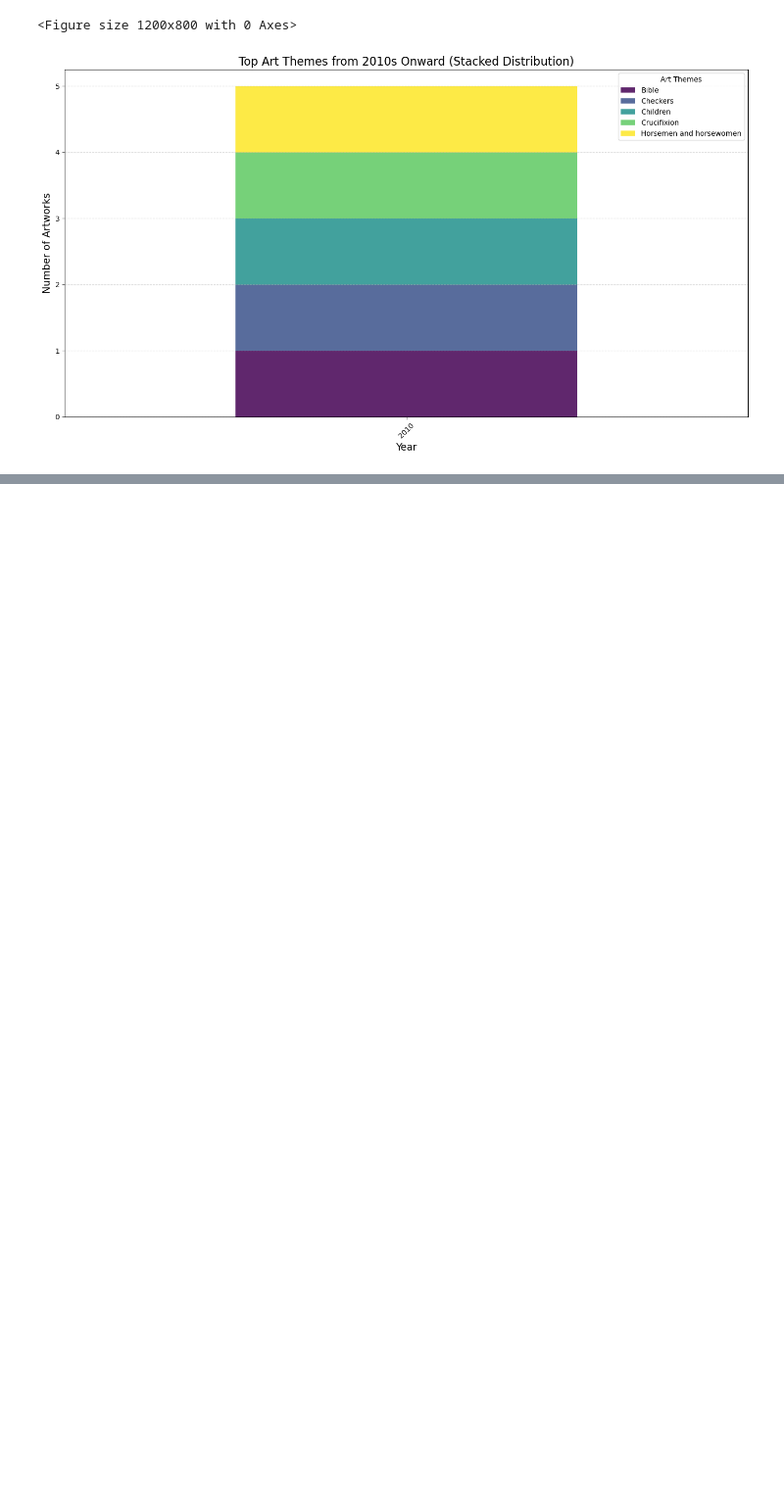
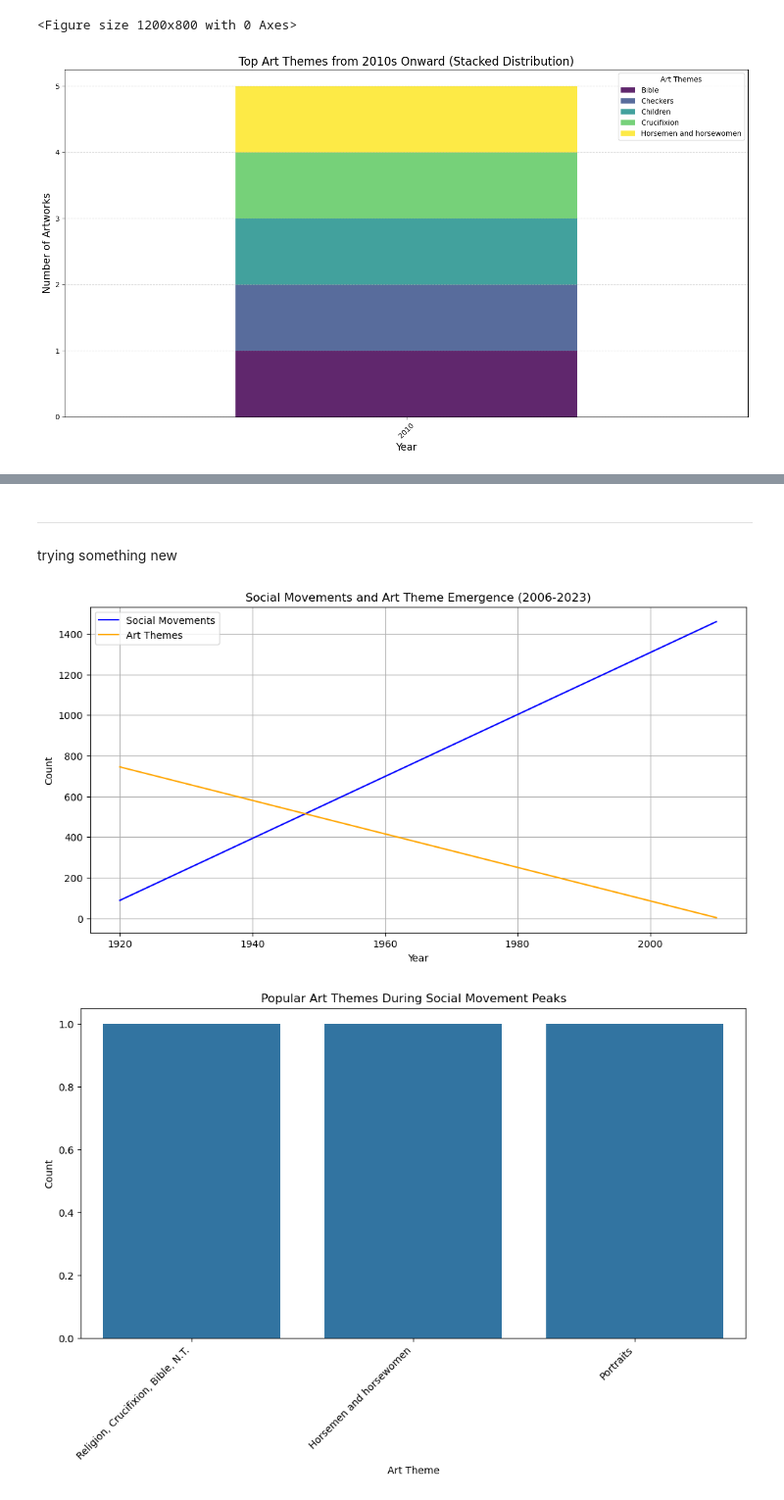
Before and after one commit to lse-ds105/ds105a-2024-project-data_dazzlers, a Jupyter notebook: code_amelia/NB03_social_movements_visualisations.ipynb, the cells around one changed output, grey strips where cells are left out. Shown at 98% size. Cells and saved outputs as stored; diff of their text form; code cells hidden in the pictures; blank space fills up the shorter version.

```diff
--- a/code_amelia/NB03_social_movements_visualisations.ipynb
+++ b/code_amelia/NB03_social_movements_visualisations.ipynb
@@ -513,0 +448,69 @@ conn.close()
+# %% [markdown]
+---
+trying something new
+# %%
+import sqlite3
+import pandas as pd
+import matplotlib.pyplot as plt
+import seaborn as sns
+
+# Connect to the SQLite database
+db_path = "../data_amelia/processed/social_movements.db"
+conn = sqlite3.connect(db_path)
+
+# Query Smithsonian and GDELT data
+smithsonian_query = "SELECT Date, Topics FROM SmithsonianArtworks"
+gdelt_query = "SELECT Date, PrimaryActor, SecondaryActor FROM SocialMovements"
+
+smithsonian_df = pd.read_sql_query(smithsonian_query, conn)
+gdelt_df = pd.read_sql_query(gdelt_query, conn)
+
+# Ensure date columns are in datetime format
+smithsonian_df["Date"] = pd.to_datetime(smithsonian_df["Date"], errors='coerce')
+gdelt_df["Date"] = pd.to_datetime(gdelt_df["Date"], errors='coerce')
+
+# Drop rows with missing dates
+smithsonian_df.dropna(subset=["Date"], inplace=True)
+gdelt_df.dropna(subset=["Date"], inplace=True)
+
+# Extract year for aggregation
+smithsonian_df["Year"] = smithsonian_df["Date"].dt.year
+gdelt_df["Year"] = gdelt_df["Date"].dt.year
+
+# Merge Smithsonian and GDELT datasets on Year
+merged_df = pd.merge(smithsonian_df, gdelt_df, on="Year", how="inner")
+
+# Count the number of social movement mentions and art themes per year
+social_movement_counts = gdelt_df.groupby("Year").size().reset_index(name="SocialMovementCount")
+art_theme_counts = smithsonian_df.groupby("Year").size().reset_index(name="ArtThemeCount")
+
+# Merge the counts for plotting
+counts_df = pd.merge(social_movement_counts, art_theme_counts, on="Year", how="inner")
+
+# Plot social movements vs. art theme emergence over time
+plt.figure(figsize=(12, 6))
+plt.plot(counts_df["Year"], counts_df["SocialMovementCount"], label="Social Movements", color="blue")
+plt.plot(counts_df["Year"], counts_df["ArtThemeCount"], label="Art Themes", color="orange")
+plt.title("Social Movements and Art Theme Emergence (2006-2023)")
+plt.xlabel("Year")
+plt.ylabel("Count")
+plt.legend()  # Ensure legend is shown
+plt.grid(True)
+plt.show()
+
+# Analyze popularity of art themes during social movement peaks
+peak_years = counts_df[counts_df["SocialMovementCount"] > counts_df["SocialMovementCount"].quantile(0.75)]["Year"]
+peak_art_themes = smithsonian_df[smithsonian_df["Year"].isin(peak_years)]
+
+plt.figure(figsize=(12, 6))
+sns.countplot(data=peak_art_themes, x="Topics", order=peak_art_themes["Topics"].value_counts().index)
+plt.title("Popular Art Themes During Social Movement Peaks")
+plt.xticks(rotation=45, ha="right")
+plt.xlabel("Art Theme")
+plt.ylabel("Count")
+plt.show()
+
+conn.close()
+# %% [output]
+[figure, added]
+[figure, added]
```
Also changed, not shown: parts of 8 cells of this notebook.
